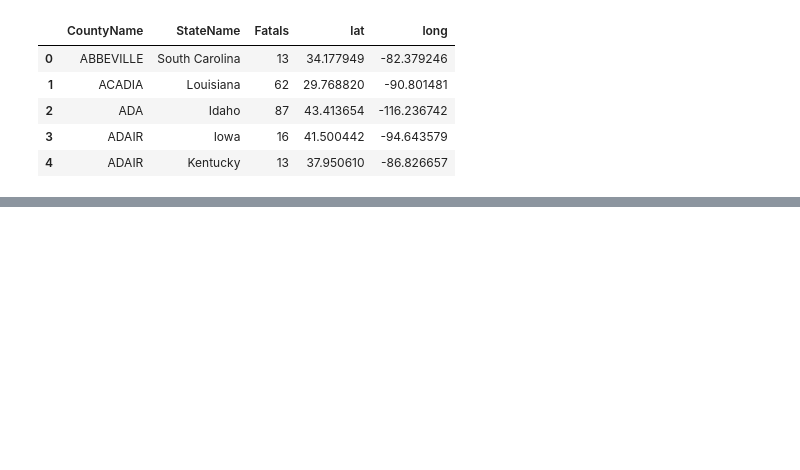
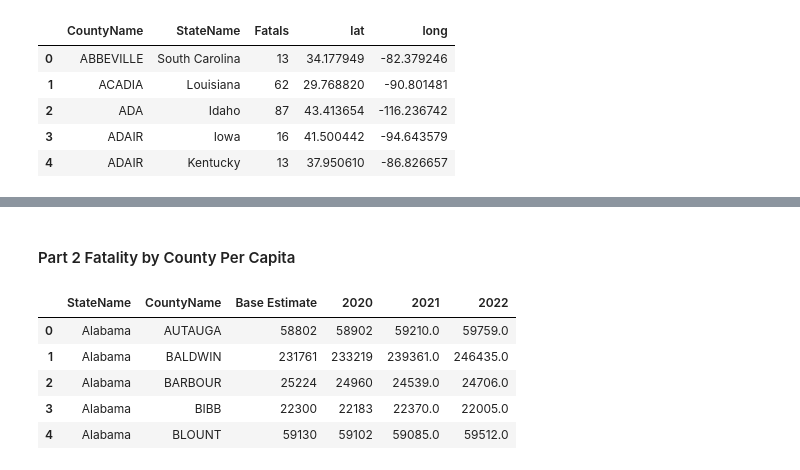
Before and after one commit to dcheung0720/Data-Wizards-1, a Jupyter notebook: Analysis/CrashAnalysis.ipynb, the cells around one changed output, grey strips where cells are left out. Drawn from its saved outputs; the diff is of its cells as text; code cells hidden in the pictures; blank space fills up the shorter version.

```diff
--- a/Analysis/CrashAnalysis.ipynb
+++ b/Analysis/CrashAnalysis.ipynb
@@ -396 +404,21 @@ plot
 [interactive output not drawn]
+# %% [markdown]
+<h4> Part 2 Fatality by County Per Capita</h4>
+# %%
+# Load population
+df_population = pd.read_csv("../Resources/population.csv", index_col = 0)
+
+# Make all county name to Upper case to match the existing df
+df_population["County"] = df_population["County"].str.upper()
+
+# Rename columns
+df_population = df_population.rename(columns={"State": "StateName", "County": "CountyName"})
+
+df_population.head()
+# %% [output]
+|  | StateName | CountyName | Base Estimate | 2020 | 2021 | 2022 |
+| 0 | Alabama | AUTAUGA | 58802 | 58902 | 59210.0 | 59759.0 |
+| 1 | Alabama | BALDWIN | 231761 | 233219 | 239361.0 | 246435.0 |
+| 2 | Alabama | BARBOUR | 25224 | 24960 | 24539.0 | 24706.0 |
+| 3 | Alabama | BIBB | 22300 | 22183 | 22370.0 | 22005.0 |
+| 4 | Alabama | BLOUNT | 59130 | 59102 | 59085.0 | 59512.0 |
```
Also changed, not shown: parts of 5 cells of this notebook, 1 other file.
